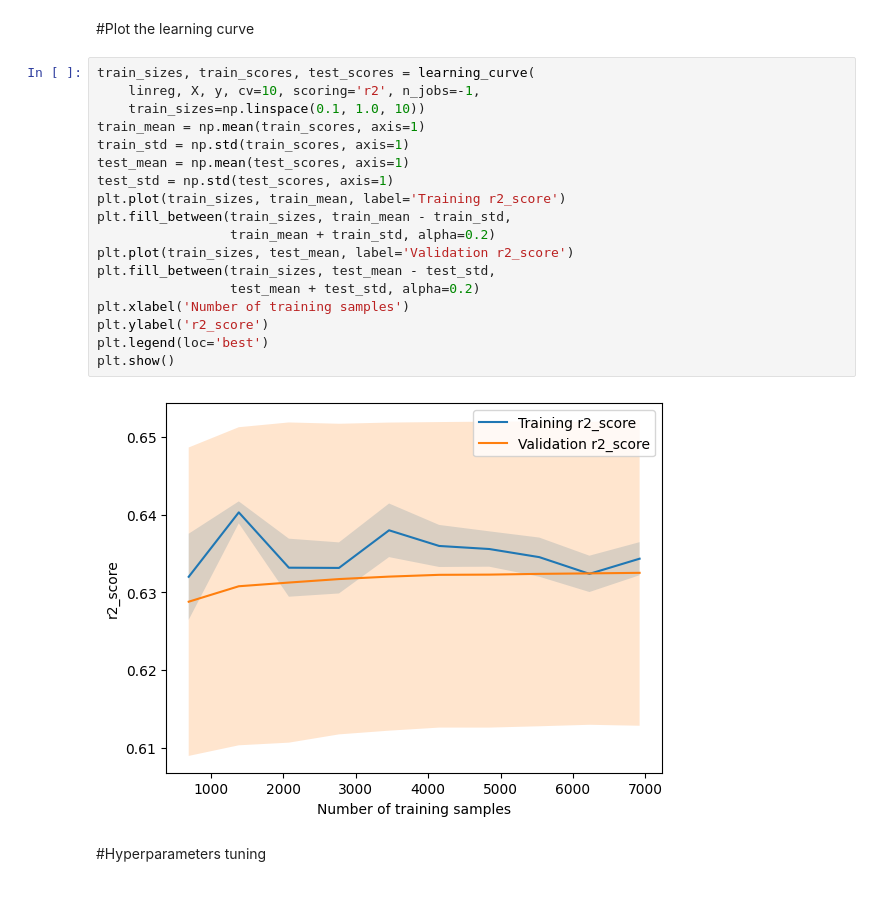
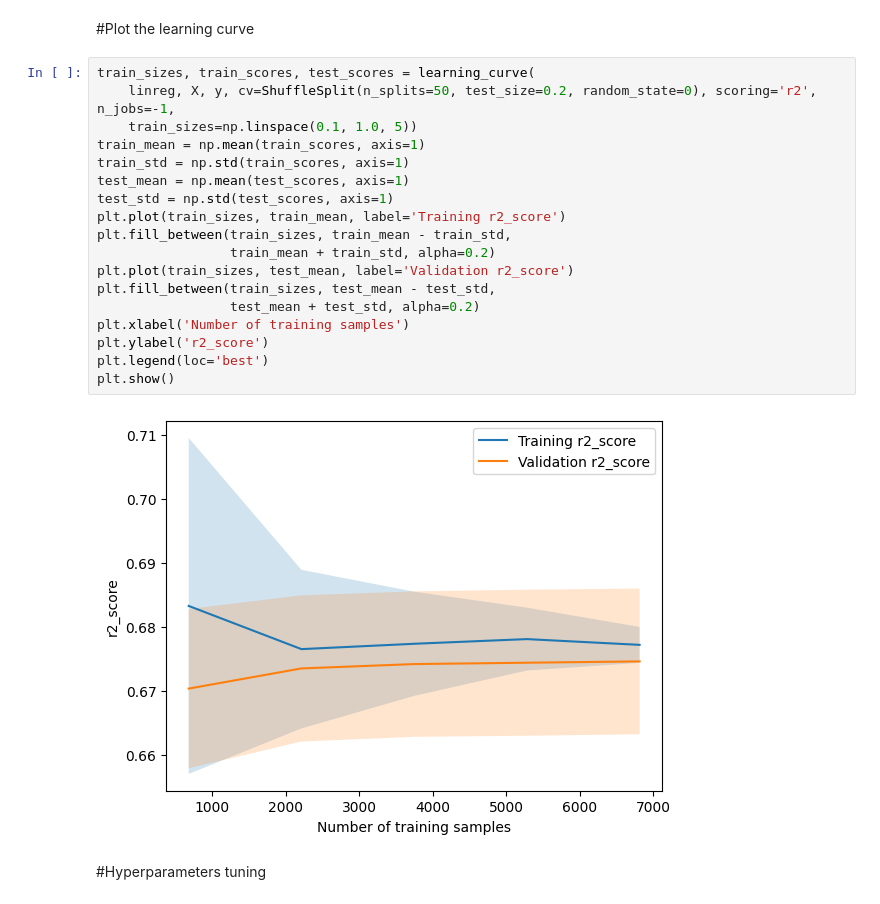
Before and after one commit to faeghe-kashani/Bigmart_sales_prediction, a Jupyter notebook: Bigmart_sales_prediction_dataset_Regression.ipynb, the cells around one changed output. Saved outputs shown, nothing was run; the diff lists cells and outputs as text.

```diff
--- a/Bigmart_sales_prediction_dataset_Regression.ipynb
+++ b/Bigmart_sales_prediction_dataset_Regression.ipynb
@@ -334,24 +364,24 @@ w = [-0.00791566  0.01028722 -0.06010929  0.0306568   2.06109607  0.64089623
 #Plot the learning curve
 # %%
 train_sizes, train_scores, test_scores = learning_curve(
-    linreg, X, y, cv=10, scoring='r2', n_jobs=-1,
-    train_sizes=np.linspace(0.1, 1.0, 10))
+    linreg, X, y, cv=ShuffleSplit(n_splits=50, test_size=0.2, random_state=0), scoring='r2', n_jobs=-1,
+    train_sizes=np.linspace(0.1, 1.0, 5))
 train_mean = np.mean(train_scores, axis=1)
 train_std = np.std(train_scores, axis=1)
 test_mean = np.mean(test_scores, axis=1)
 test_std = np.std(test_scores, axis=1)
 plt.plot(train_sizes, train_mean, label='Training r2_score')
 plt.fill_between(train_sizes, train_mean - train_std,
                  train_mean + train_std, alpha=0.2)
 plt.plot(train_sizes, test_mean, label='Validation r2_score')
 plt.fill_between(train_sizes, test_mean - test_std,
                  test_mean + test_std, alpha=0.2)
 plt.xlabel('Number of training samples')
 plt.ylabel('r2_score')
 plt.legend(loc='best')
 plt.show()
 # %% [output]
-[figure, old version]
+[figure, new version]
 # %% [markdown]
 #Hyperparameters tuning
 # %%
```
Also changed, not shown: parts of 20 cells of this notebook.
